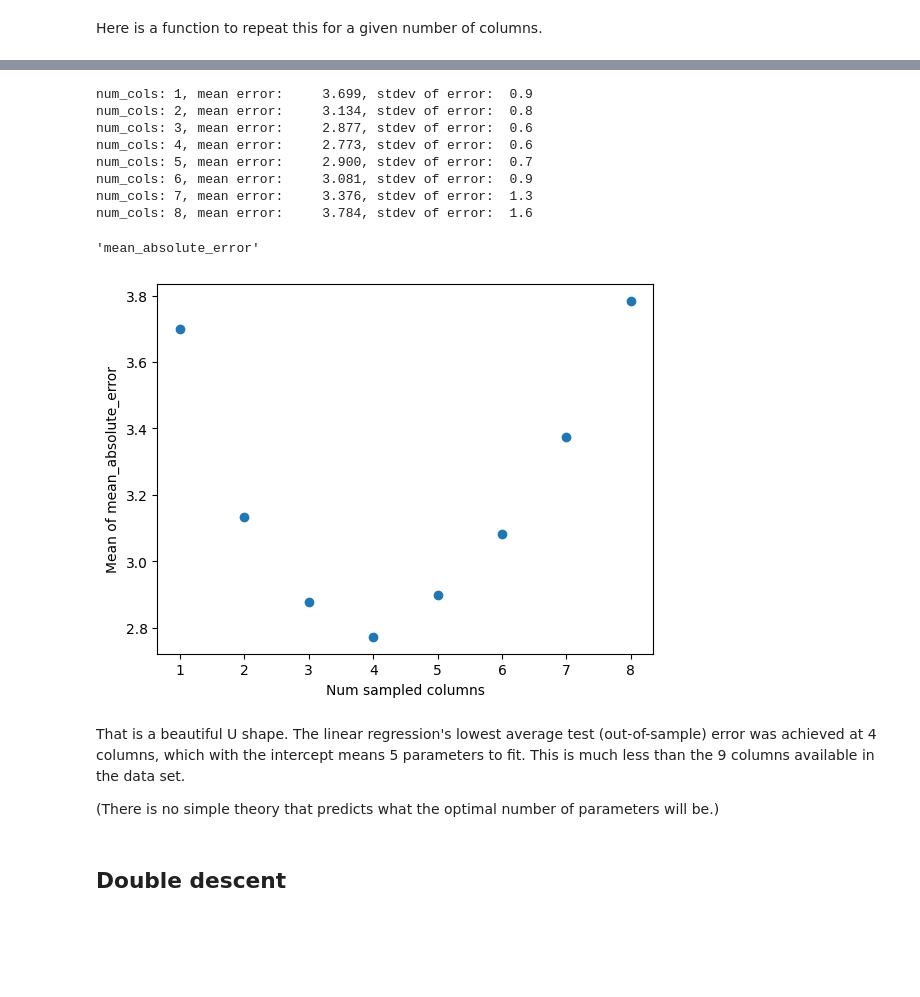
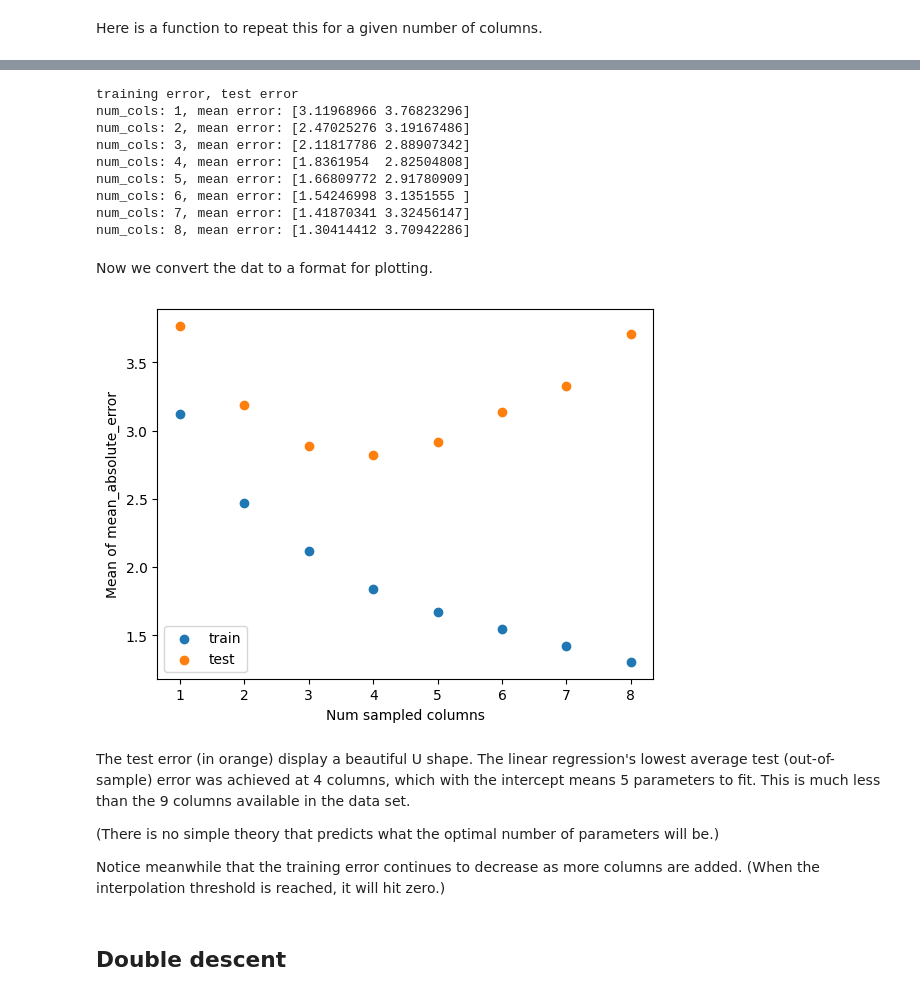
Before and after one commit to jeanimal/double_descent_dar, a Jupyter notebook: double_descent_mtcars_reg.ipynb, the cells around one changed output, grey strips where cells are left out. Drawn from its saved outputs; the diff is of its cells as text; code cells hidden in the pictures; blank space fills up the shorter version.

```diff
--- a/double_descent_mtcars_reg.ipynb
+++ b/double_descent_mtcars_reg.ipynb
@@ -189,9 +189,9 @@ using train_size 0.46875
 Here is a function to repeat this for a given number of columns.
 # %%
 def sample_by_num_cols(num_sampled_columns_local):
-    return sample_eval.sample_and_calc_metric_by_rows_and_cols(X, y, num_train_rows=num_train_rows, num_columns=num_sampled_columns_local, model=model, metric_func=my_metric, replace=False, random_state=random_state)['test']
+    return sample_eval.sample_and_calc_metric_by_rows_and_cols(X, y, num_train_rows=num_train_rows, num_columns=num_sampled_columns_local, model=model, metric_func=my_metric, replace=False, random_state=random_state)
 # %%
-num_samples = 1000
+num_samples = 200
 metric_all_samples = []
 for num_sampled_columns in range(1, X.shape[1]-1):
-    metric_all_samples.append((num_sampled_columns, [sample_by_num_cols(num_sampled_columns) for _ in range(num_samples)]))
+    metric_all_samples.append((num_sampled_columns, np.array([tuple(sample_by_num_cols(num_sampled_columns).values()) for _ in range(num_samples)])))
@@ -198,16 +200,25 @@ for num_sampled_columns in range(1, X.shape[1]-1):
 # %%
+print('training error, test error')
 for key, values in metric_all_samples:
-    the_mean = np.mean(values)
-    the_stdev = np.std(values)
-    print(f'num_cols: {key}, mean error: {the_mean:9.3f}, stdev of error: {the_stdev:4.1f}')
+    the_means = np.mean(values, axis=0)
+    # the_stdevs = np.std(values, axis=0)
+    print(f'num_cols: {key}, mean error: {the_means}')
 # %% [output]
-num_cols: 1, mean error:     3.699, stdev of error:  0.9
-num_cols: 2, mean error:     3.134, stdev of error:  0.8
-num_cols: 3, mean error:     2.877, stdev of error:  0.6
-num_cols: 4, mean error:     2.773, stdev of error:  0.6
-num_cols: 5, mean error:     2.900, stdev of error:  0.7
-num_cols: 6, mean error:     3.081, stdev of error:  0.9
-num_cols: 7, mean error:     3.376, stdev of error:  1.3
-num_cols: 8, mean error:     3.784, stdev of error:  1.6
+training error, test error
+num_cols: 1, mean error: [3.11968966 3.76823296]
+num_cols: 2, mean error: [2.47025276 3.19167486]
+num_cols: 3, mean error: [2.11817786 2.88907342]
+num_cols: 4, mean error: [1.8361954  2.82504808]
+num_cols: 5, mean error: [1.66809772 2.91780909]
+num_cols: 6, mean error: [1.54246998 3.1351555 ]
+num_cols: 7, mean error: [1.41870341 3.32456147]
+num_cols: 8, mean error: [1.30414412 3.70942286]
+# %% [markdown]
+Now we convert the dat to a format for plotting.
 # %%
-metric_means = [(col_val_tuple[0], np.mean(col_val_tuple[1])) for col_val_tuple in metric_all_samples]
+metric_means = [(col_val_tuple[0], np.mean(col_val_tuple[1], axis=0)) for col_val_tuple in metric_all_samples]
+res = list(zip(*metric_means))
+res_array = np.array(res[1])
+num_cols = res[0]
+train_means = res_array[:,0]
+test_means= res_array[:,1]
@@ -218,18 +225,18 @@ means = res[1]
-# %%
-my_metric.__name__
-# %% [output]
-'mean_absolute_error'
 # %%
-plt.scatter(num_cols, means)
+plt.scatter(num_cols, train_means, label='train')
+plt.scatter(num_cols, test_means, label='test')
 plt.xlabel("Num sampled columns")
 plt.ylabel("Mean of " + my_metric.__name__)
+plt.legend()
 plt.show()
 # %% [output]
-[figure, old version]
+[figure, new version]
 # %% [markdown]
-That is a beautiful U shape.  The linear regression's lowest average test (out-of-sample) error was achieved at 4 columns, which with the intercept means 5 parameters to fit.  This is much less than the 9 columns available in the data set.
+The test error (in orange) display a beautiful U shape.  The linear regression's lowest average test (out-of-sample) error was achieved at 4 columns, which with the intercept means 5 parameters to fit.  This is much less than the 9 columns available in the data set.
 
 (There is no simple theory that predicts what the optimal number of parameters will be.)
+
+Notice meanwhile that the training error continues to decrease as more columns are added.  (When the interpolation threshold is reached, it will hit zero.)
 # %% [markdown]
 ## Double descent
 # %% [markdown]
```
Also changed, not shown: parts of 10 cells of this notebook.
